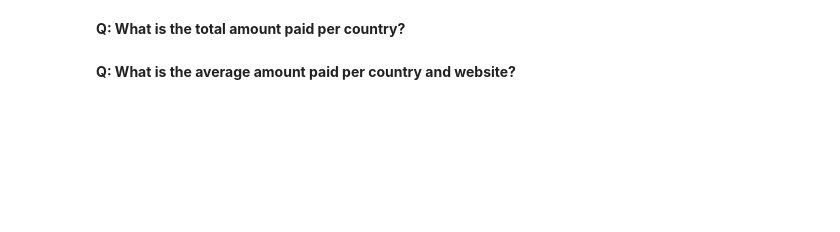
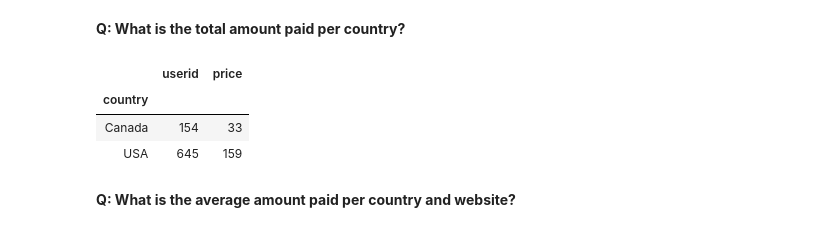
Before and after one commit to sauer3/dsp, a Jupyter notebook: lessons/pandas_intro/pandas-exercise.ipynb, the cells around one changed output. Drawn from its saved outputs; the diff is of its cells as text; code cells hidden in the pictures; blank space fills up the shorter version.

```diff
--- a/lessons/pandas_intro/pandas-exercise.ipynb
+++ b/lessons/pandas_intro/pandas-exercise.ipynb
@@ -152,4 +163,11 @@ pd.merge(df, df2, on='userid')
 # %% [markdown]
 **Q: What is the total amount paid per country?**
+# %%
+df_merge.groupby('country').sum()
+# %% [output]
+|  | userid | price |
+| country |  |  |
+| Canada | 154 | 33 |
+| USA | 645 | 159 |
 # %% [markdown]
 **Q: What is the average amount paid per country and website?**
```
Also changed, not shown: parts of 21 cells of this notebook.
